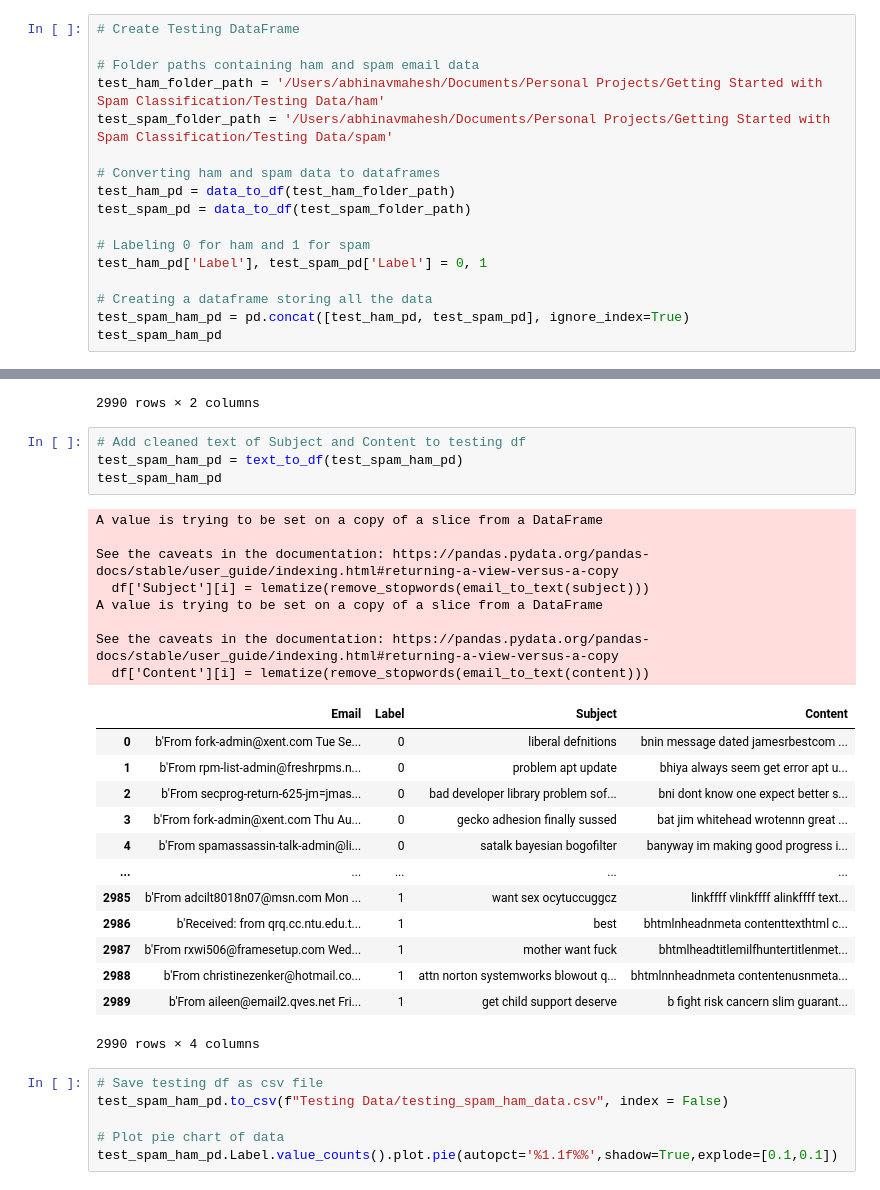
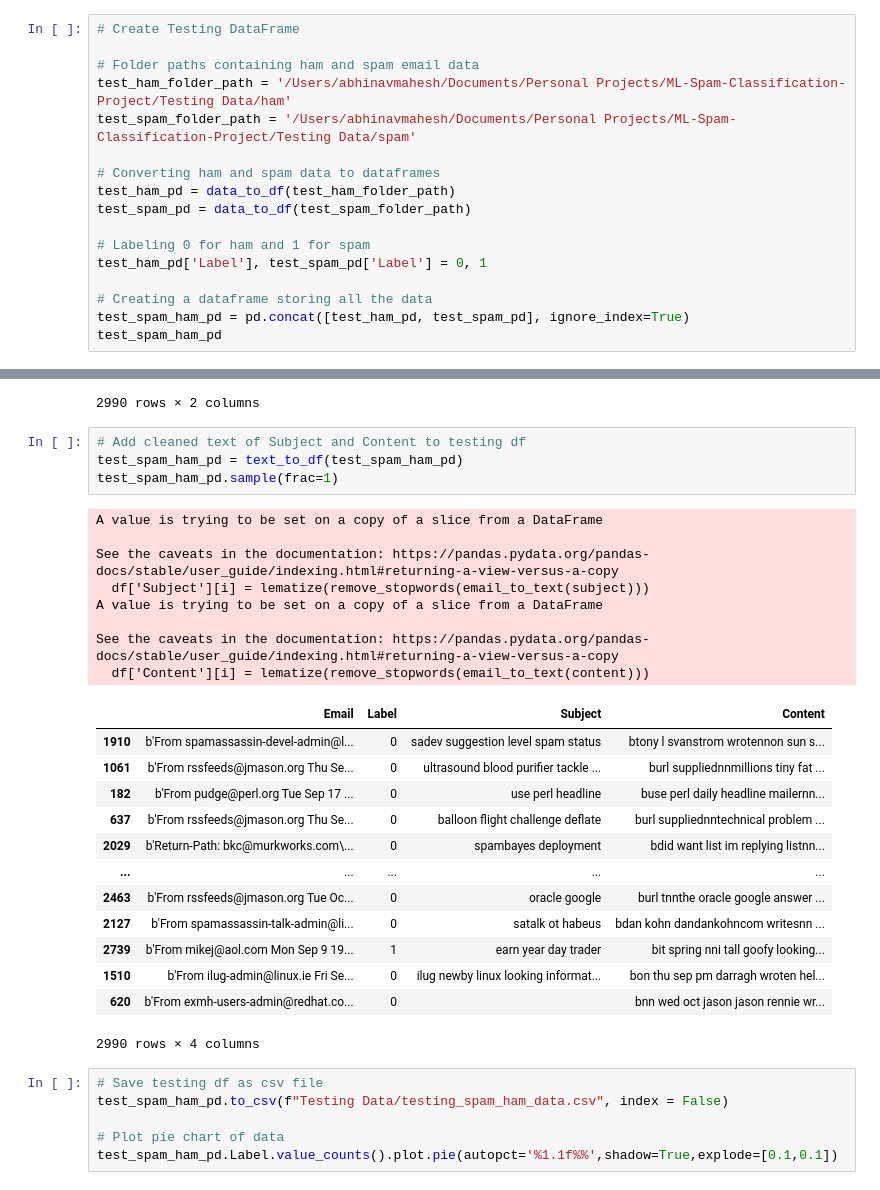
Before and after one commit to abiTheProgrammer/ML-Spam-Classification-Project, a Jupyter notebook: spam_classification.ipynb, the cells around one changed output, grey strips where cells are left out. Drawn from its saved outputs; the diff is of its cells as text.

```diff
--- a/spam_classification.ipynb
+++ b/spam_classification.ipynb
@@ -145,8 +139,8 @@ spam_ham_pd.Label.value_counts().plot.pie(autopct='%1.1f%%',shadow=True,explode=
 # Create Testing DataFrame
 
 # Folder paths containing ham and spam email data
-test_ham_folder_path = '/Users/abhinavmahesh/Documents/Personal Projects/Getting Started with Spam Classification/Testing Data/ham'
-test_spam_folder_path = '/Users/abhinavmahesh/Documents/Personal Projects/Getting Started with Spam Classification/Testing Data/spam'
+test_ham_folder_path = '/Users/abhinavmahesh/Documents/Personal Projects/ML-Spam-Classification-Project/Testing Data/ham'
+test_spam_folder_path = '/Users/abhinavmahesh/Documents/Personal Projects/ML-Spam-Classification-Project/Testing Data/spam'
 
 # Converting ham and spam data to dataframes
 test_ham_pd = data_to_df(test_ham_folder_path)
@@ -175,28 +169,28 @@ test_spam_ham_pd
 # %%
 # Add cleaned text of Subject and Content to testing df
 test_spam_ham_pd = text_to_df(test_spam_ham_pd)
-test_spam_ham_pd
+test_spam_ham_pd.sample(frac=1)
 # %% [output]
 A value is trying to be set on a copy of a slice from a DataFrame
 
 See the caveats in the documentation: https://pandas.pydata.org/pandas-docs/stable/user_guide/indexing.html#returning-a-view-versus-a-copy
   df['Subject'][i] = lematize(remove_stopwords(email_to_text(subject)))
 A value is trying to be set on a copy of a slice from a DataFrame
 
 See the caveats in the documentation: https://pandas.pydata.org/pandas-docs/stable/user_guide/indexing.html#returning-a-view-versus-a-copy
   df['Content'][i] = lematize(remove_stopwords(email_to_text(content)))
 |  | Email | Label | Subject | Content |
-| 0 | b'From fork-admin@xent.com Tue Se... | 0 | liberal defnitions | bnin message dated jamesrbestcom ... |
-| 1 | b'From rpm-list-admin@freshrpms.n... | 0 | problem apt update | bhiya always seem get error apt u... |
-| 2 | b'From secprog-return-625-jm=jmas... | 0 | bad developer library problem sof... | bni dont know one expect better s... |
-| 3 | b'From fork-admin@xent.com Thu Au... | 0 | gecko adhesion finally sussed | bat jim whitehead wrotennn great ... |
-| 4 | b'From spamassassin-talk-admin@li... | 0 | satalk bayesian bogofilter | banyway im making good progress i... |
+| 1910 | b'From spamassassin-devel-admin@l... | 0 | sadev suggestion level spam status | btony l svanstrom wrotennon sun s... |
+| 1061 | b'From rssfeeds@jmason.org Thu Se... | 0 | ultrasound blood purifier tackle ... | burl suppliednnmillions tiny fat ... |
+| 182 | b'From pudge@perl.org Tue Sep 17 ... | 0 | use perl headline | buse perl daily headline mailernn... |
+| 637 | b'From rssfeeds@jmason.org Thu Se... | 0 | balloon flight challenge deflate | burl suppliednntechnical problem ... |
+| 2029 | b'Return-Path: bkc@murkworks.com\... | 0 | spambayes deployment | bdid want list im replying listnn... |
 | ... | ... | ... | ... | ... |
-| 2985 | b'From adcilt8018n07@msn.com Mon ... | 1 | want sex ocytuccuggcz | linkffff vlinkffff alinkffff text... |
-| 2986 | b'Received: from qrq.cc.ntu.edu.t... | 1 | best | bhtmlnheadnmeta contenttexthtml c... |
-| 2987 | b'From rxwi506@framesetup.com Wed... | 1 | mother want fuck | bhtmlheadtitlemilfhuntertitlenmet... |
-| 2988 | b'From christinezenker@hotmail.co... | 1 | attn norton systemworks blowout q... | bhtmlnnheadnmeta contentenusnmeta... |
-| 2989 | b'From aileen@email2.qves.net Fri... | 1 | get child support deserve | b fight risk cancern slim guarant... |
+| 2463 | b'From rssfeeds@jmason.org Tue Oc... | 0 | oracle google | burl tnnthe oracle google answer ... |
+| 2127 | b'From spamassassin-talk-admin@li... | 0 | satalk ot habeus | bdan kohn dandankohncom writesnn ... |
+| 2739 | b'From mikej@aol.com Mon Sep 9 19... | 1 | earn year day trader | bit spring nni tall goofy looking... |
+| 1510 | b'From ilug-admin@linux.ie Fri Se... | 0 | ilug newby linux looking informat... | bon thu sep pm darragh wroten hel... |
+| 620 | b'From exmh-users-admin@redhat.co... | 0 |  | bnn wed oct jason jason rennie wr... |
 2990 rows × 4 columns
 # %%
 # Save testing df as csv file
```
Also changed, not shown: parts of 3 cells of this notebook.
